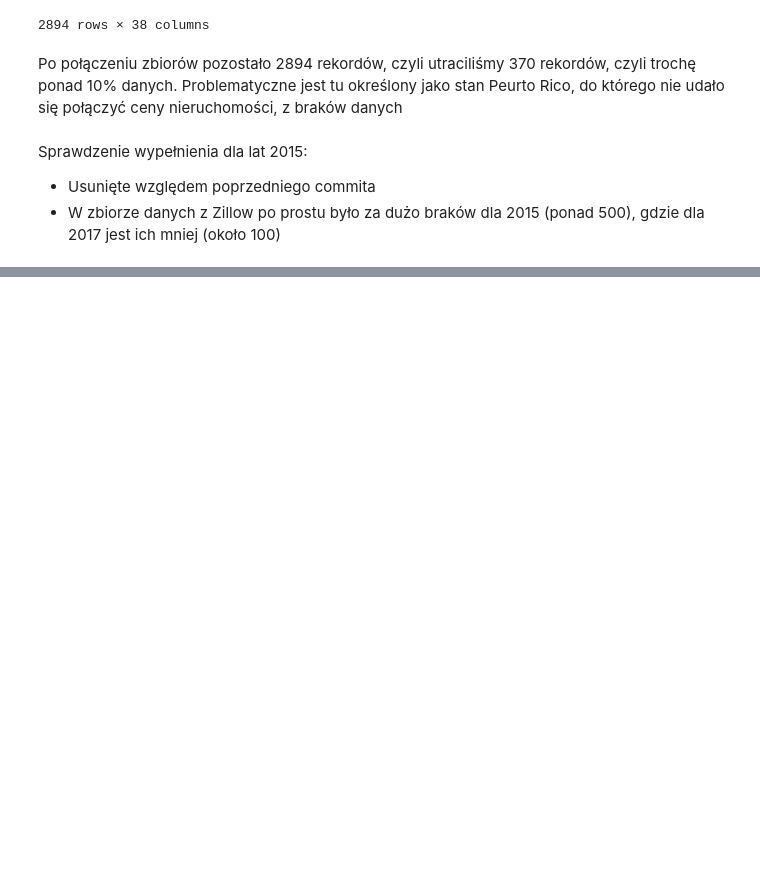
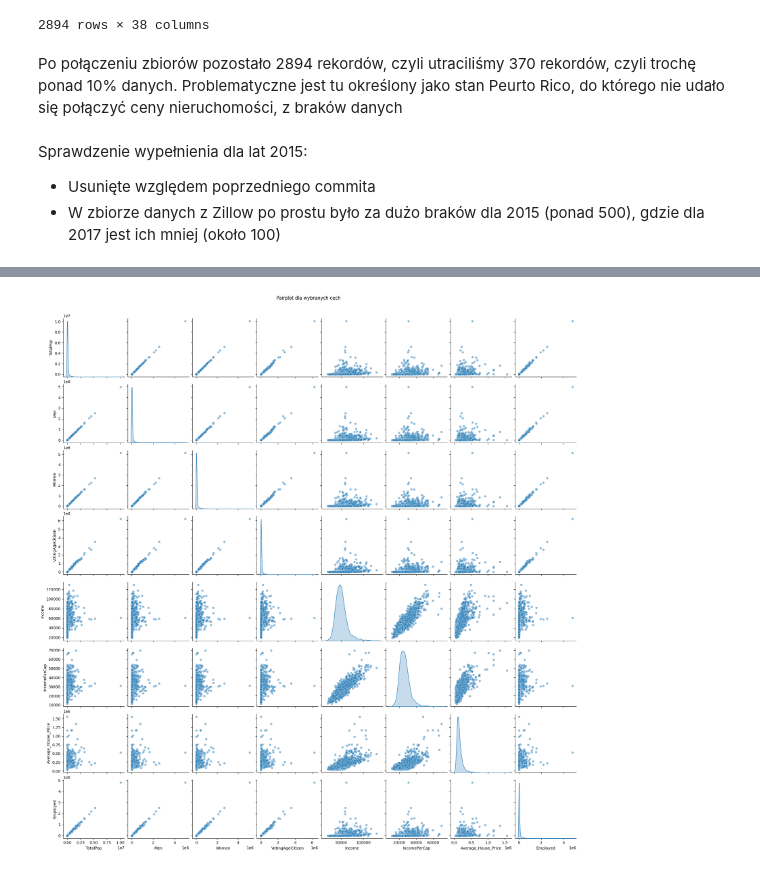
Before and after one commit to juskom/MED2024Z-PROJEKT, a Jupyter notebook: EDA.ipynb, the cells around one changed output, grey strips where cells are left out. Drawn from its saved outputs; the diff is of its cells as text; code cells hidden in the pictures; blank space fills up the shorter version.

```diff
--- a/EDA.ipynb
+++ b/EDA.ipynb
@@ -286,0 +396,6 @@ Sprawdzenie wypełnienia dla lat 2015:
+# %%
+sns.pairplot(df_merged[non_percentage_columns], diag_kind="kde", plot_kws={"alpha": 0.5})
+plt.suptitle("Pairplot dla wybranych cech", y=1.02)
+plt.show()
+# %% [output]
+[figure, added]
```
Also changed, not shown: parts of 15 cells of this notebook.
